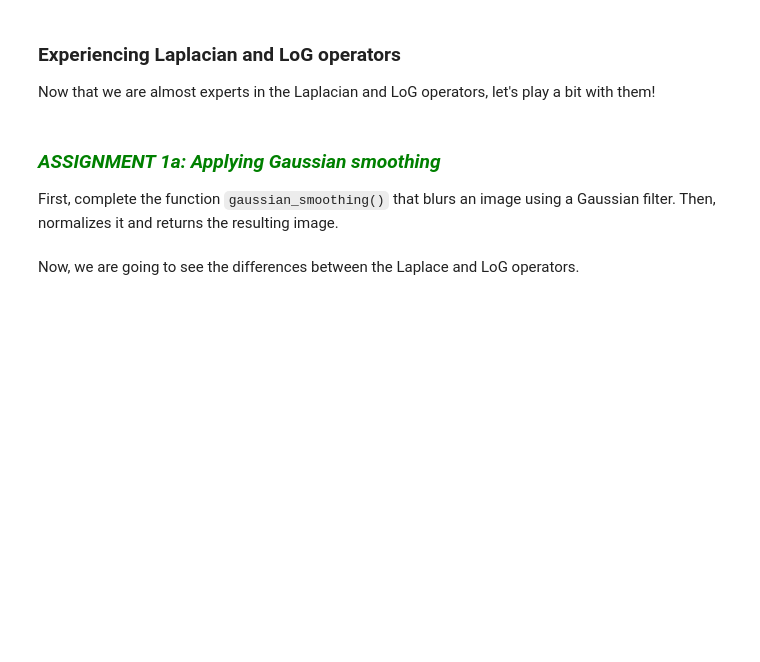
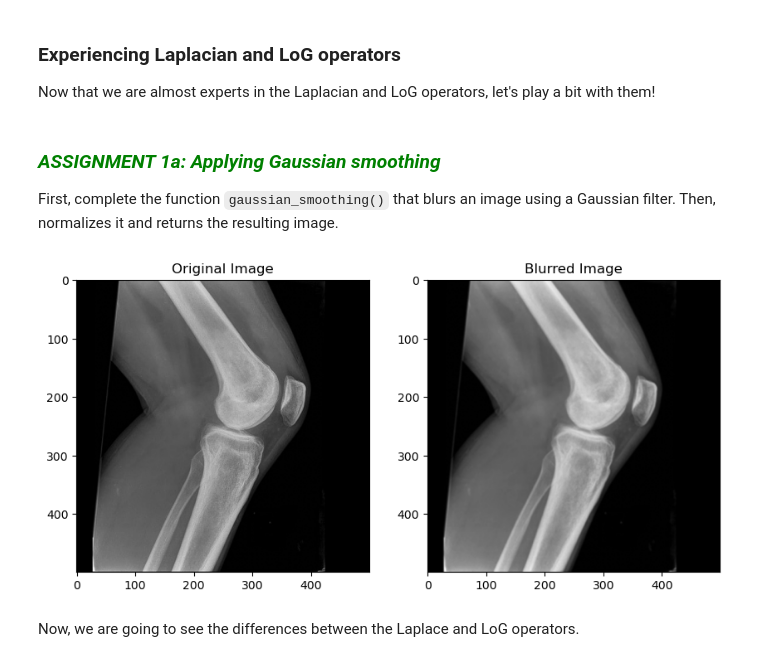
Before and after one commit to markisamiller/computer-vision-jupyter-notebooks-fall-2025-RDP, a Jupyter notebook: Chapter 03. Edge detection/3.2 Operators based on second derivative & Canny algorithm.ipynb, the cells around one changed output. Saved outputs shown, nothing was run; the diff lists cells and outputs as text; code cells hidden in the pictures; blank space fills up the shorter version.

```diff
--- a/Chapter 03. Edge detection/3.2 Operators based on second derivative & Canny algorithm.ipynb
+++ b/Chapter 03. Edge detection/3.2 Operators based on second derivative & Canny algorithm.ipynb
@@ -186,7 +189,7 @@ Now that we are almost experts in the Laplacian and LoG operators, let's play a
 
 First, complete the function `gaussian_smoothing()` that blurs an image using a Gaussian filter. Then, normalizes it and returns the resulting image.
 # %%
-# ASSIGNMENT 1a
+# ASSIGNMENT 1a SOLUTION
 # Implement a function that blurres an input image using a Gaussian filter and then normalizes it.
 def gaussian_smoothing(image, sigma, w_kernel):
     """ Blur and normalize input image.
@@ -200,15 +203,30 @@ def gaussian_smoothing(image, sigma, w_kernel):
             binarized: Blurred image
     """
     # Define 1D kernel
-
+    ax = np.linspace(-(w_kernel - 1) / 2., (w_kernel - 1) / 2., w_kernel)
+    gauss_1D = np.exp(-0.5 * np.square(ax) / np.square(sigma))
+    gauss_1D = gauss_1D / np.sum(gauss_1D)  # Normalize 1D kernel
 
     # Apply distributive property of convolution
+    gauss_2D = np.outer(gauss_1D, gauss_1D)
+    blurred = cv2.filter2D(image, -1, gauss_2D)
+    # Blur image
+    blurred = cv2.GaussianBlur(image, (w_kernel, w_kernel), sigma)
+    # Normalize to [0 254] values
+    blurred = cv2.normalize(blurred, None, alpha=0, beta=254, norm_type=cv2.NORM_MINMAX)
 
-
-    # Blur image
-
-
-    # Normalize to [0 254] values
+    return blurred
+# %%
+# call the gaussian_smoothing function
+image = cv2.imread(images_path + 'medical_2.jpg', cv2.IMREAD_GRAYSCALE)
+blurred = gaussian_smoothing(image, sigma=1, w_kernel=5)
+plt.figure(figsize=(10,10))
+plt.subplot(1,2,1), plt.imshow(image, cmap='gray'), plt.title('Original Image')
+plt.subplot(1,2,2), plt.imshow(blurred, cmap='gray'),
+plt.title('Blurred Image')
+plt.show()
+# %% [output]
+[figure, added]
 # %% [markdown]
 Now, we are going to see the differences between the Laplace and LoG operators.
 # %% [markdown]
```
Also changed, not shown: parts of 6 cells of this notebook, 5 other files.
